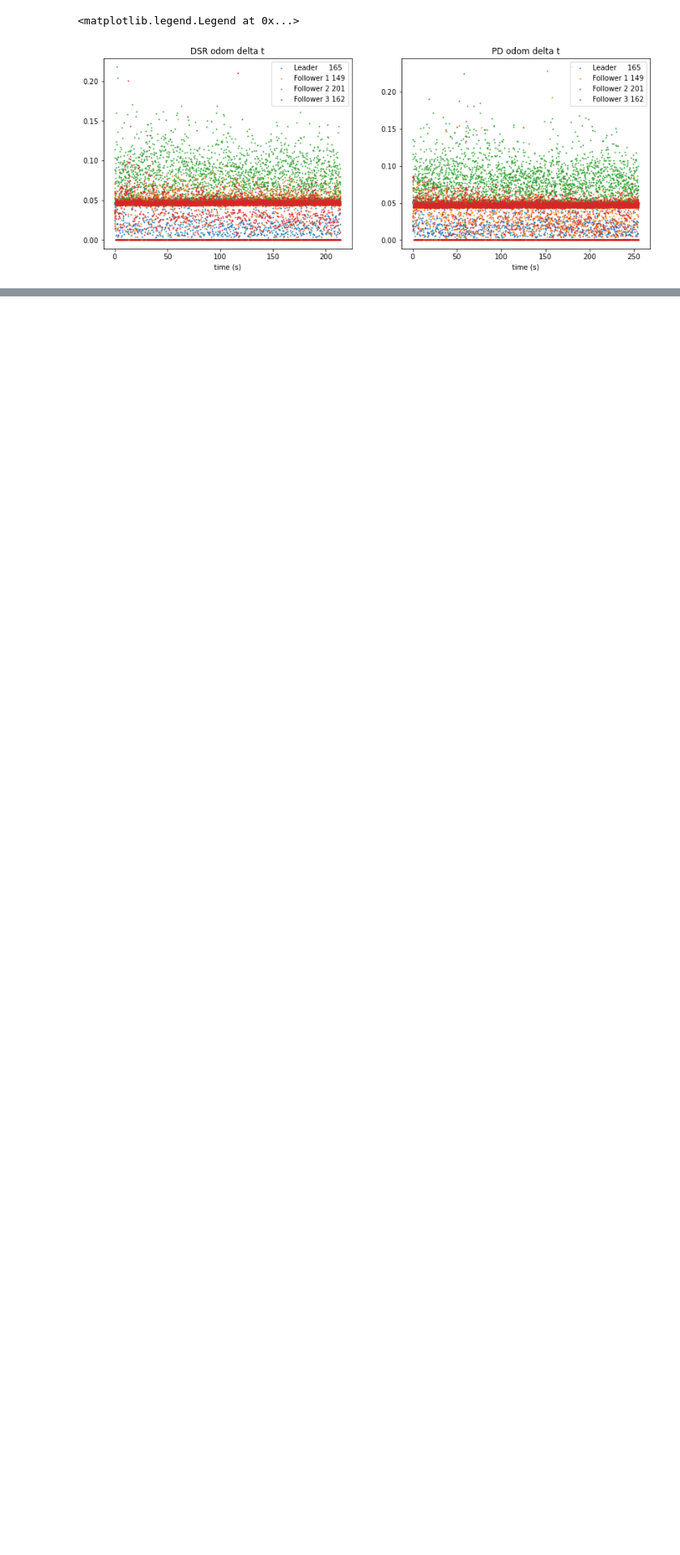
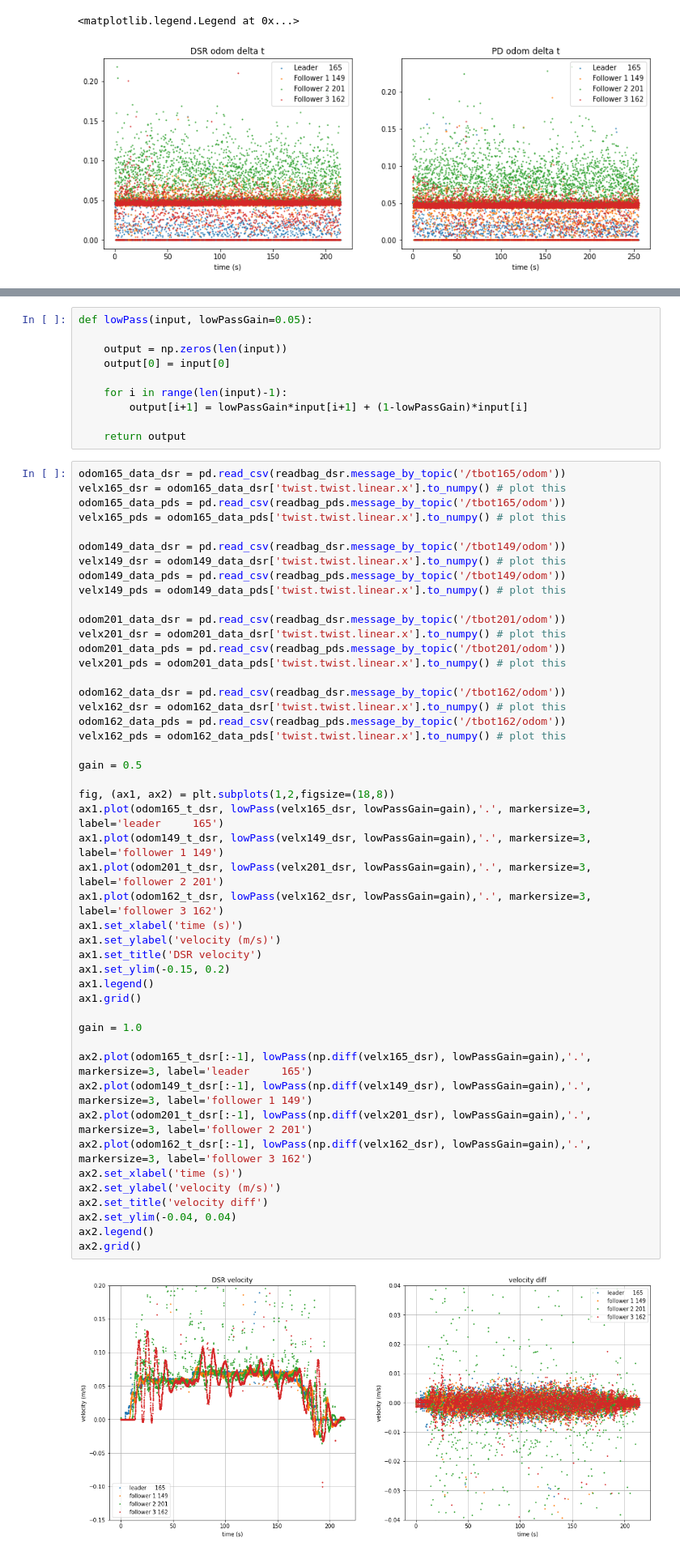
Before and after one commit to holyhenry/DSR_s_curve_tbot_test, a Jupyter notebook: plotting/scripts/data_visualize.ipynb, the cells around one changed output, grey strips where cells are left out. Shown at 81% size. Drawn from its saved outputs; the diff is of its cells as text; blank space fills up the shorter version.

Commit message:
update velocity feedback switch

```diff
--- a/plotting/scripts/data_visualize.ipynb
+++ b/plotting/scripts/data_visualize.ipynb
@@ -231,0 +232,59 @@ odom149 pds duration: 255.2737159729004 data length: 6115
+# %%
+def lowPass(input, lowPassGain=0.05):
+
+    output = np.zeros(len(input))
+    output[0] = input[0]
+
+    for i in range(len(input)-1):
+        output[i+1] = lowPassGain*input[i+1] + (1-lowPassGain)*input[i]
+
+    return output
+# %%
+odom165_data_dsr = pd.read_csv(readbag_dsr.message_by_topic('/tbot165/odom'))
+velx165_dsr = odom165_data_dsr['twist.twist.linear.x'].to_numpy() # plot this
+odom165_data_pds = pd.read_csv(readbag_pds.message_by_topic('/tbot165/odom'))
+velx165_pds = odom165_data_pds['twist.twist.linear.x'].to_numpy() # plot this
+
+odom149_data_dsr = pd.read_csv(readbag_dsr.message_by_topic('/tbot149/odom'))
+velx149_dsr = odom149_data_dsr['twist.twist.linear.x'].to_numpy() # plot this
+odom149_data_pds = pd.read_csv(readbag_pds.message_by_topic('/tbot149/odom'))
+velx149_pds = odom149_data_pds['twist.twist.linear.x'].to_numpy() # plot this
+
+odom201_data_dsr = pd.read_csv(readbag_dsr.message_by_topic('/tbot201/odom'))
+velx201_dsr = odom201_data_dsr['twist.twist.linear.x'].to_numpy() # plot this
+odom201_data_pds = pd.read_csv(readbag_pds.message_by_topic('/tbot201/odom'))
+velx201_pds = odom201_data_pds['twist.twist.linear.x'].to_numpy() # plot this
+
+odom162_data_dsr = pd.read_csv(readbag_dsr.message_by_topic('/tbot162/odom'))
+velx162_dsr = odom162_data_dsr['twist.twist.linear.x'].to_numpy() # plot this
+odom162_data_pds = pd.read_csv(readbag_pds.message_by_topic('/tbot162/odom'))
+velx162_pds = odom162_data_pds['twist.twist.linear.x'].to_numpy() # plot this
+
+gain = 0.5
+
+fig, (ax1, ax2) = plt.subplots(1,2,figsize=(18,8))
+ax1.plot(odom165_t_dsr, lowPass(velx165_dsr, lowPassGain=gain),'.', markersize=3, label='leader     165')
+ax1.plot(odom149_t_dsr, lowPass(velx149_dsr, lowPassGain=gain),'.', markersize=3, label='follower 1 149')
+ax1.plot(odom201_t_dsr, lowPass(velx201_dsr, lowPassGain=gain),'.', markersize=3, label='follower 2 201')
+ax1.plot(odom162_t_dsr, lowPass(velx162_dsr, lowPassGain=gain),'.', markersize=3, label='follower 3 162')
+ax1.set_xlabel('time (s)')
+ax1.set_ylabel('velocity (m/s)')
+ax1.set_title('DSR velocity')
+ax1.set_ylim(-0.15, 0.2)
+ax1.legend()
+ax1.grid()
+
+gain = 1.0
+
+ax2.plot(odom165_t_dsr[:-1], lowPass(np.diff(velx165_dsr), lowPassGain=gain),'.', markersize=3, label='leader     165')
+ax2.plot(odom149_t_dsr[:-1], lowPass(np.diff(velx149_dsr), lowPassGain=gain),'.', markersize=3, label='follower 1 149')
+ax2.plot(odom201_t_dsr[:-1], lowPass(np.diff(velx201_dsr), lowPassGain=gain),'.', markersize=3, label='follower 2 201')
+ax2.plot(odom162_t_dsr[:-1], lowPass(np.diff(velx162_dsr), lowPassGain=gain),'.', markersize=3, label='follower 3 162')
+ax2.set_xlabel('time (s)')
+ax2.set_ylabel('velocity (m/s)')
+ax2.set_title('velocity diff')
+ax2.set_ylim(-0.04, 0.04)
+ax2.legend()
+ax2.grid()
+# %% [output]
+[figure, added]
```
Also changed, not shown: parts of 6 cells of this notebook, 1 other file.
